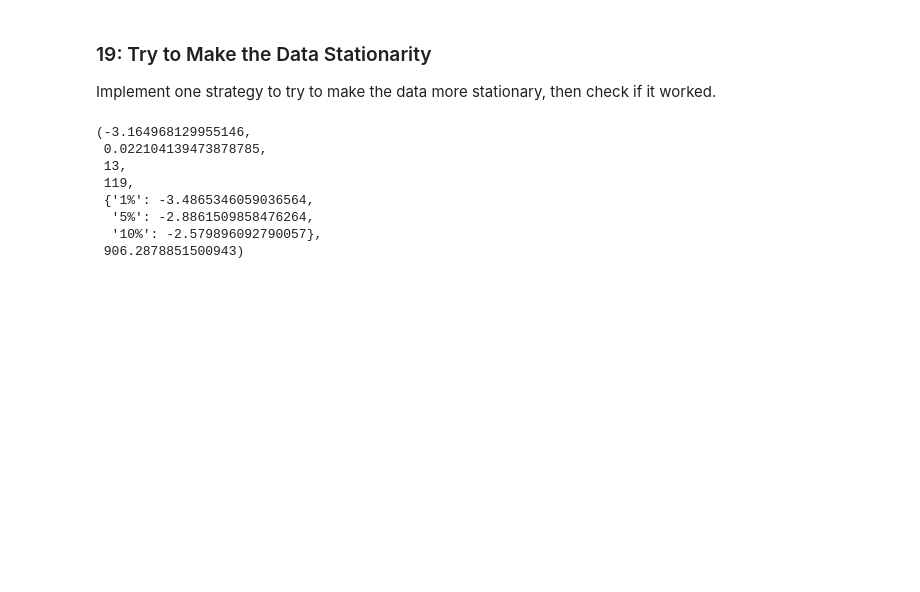
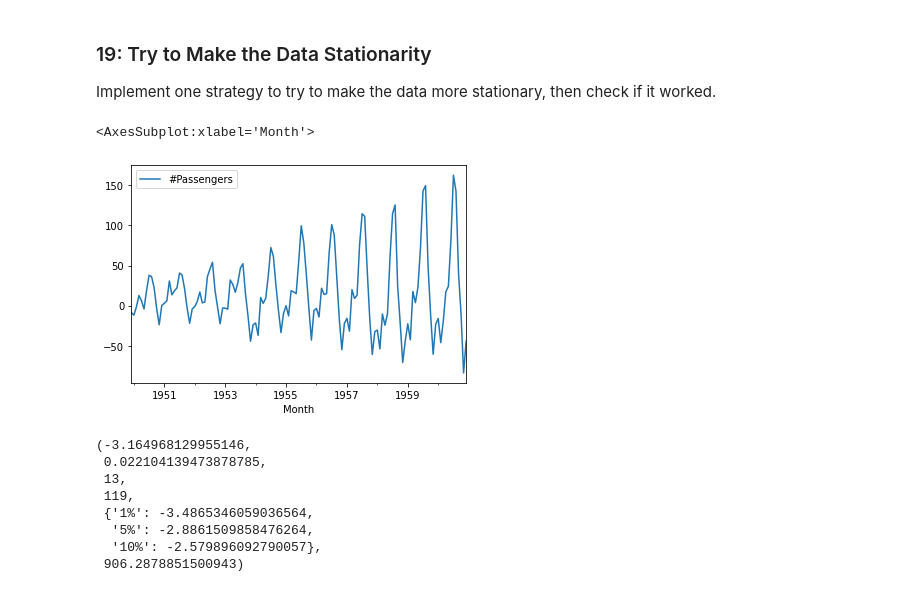
Before and after one commit to njw27/P4_CC_review, a Jupyter notebook: P4-Code-Challenge-Review_blank.ipynb, the cells around one changed output. Cells and saved outputs as stored; diff of their text form; code cells hidden in the pictures; blank space fills up the shorter version.

```diff
--- a/P4-Code-Challenge-Review_blank.ipynb
+++ b/P4-Code-Challenge-Review_blank.ipynb
@@ -332,7 +374,11 @@ Implement one strategy to try to make the data more stationary, then check if it
 # %%
 # Code here to try to make the data stationary
 
 stat_atttempt = (ap - moving_average_ap).dropna()
+stat_atttempt.plot()
+# %% [output]
+<AxesSubplot:xlabel='Month'>
+[figure, added]
 # %%
 # Code here to check if the data is stationary
 
```
Also changed, not shown: parts of 21 cells of this notebook.
